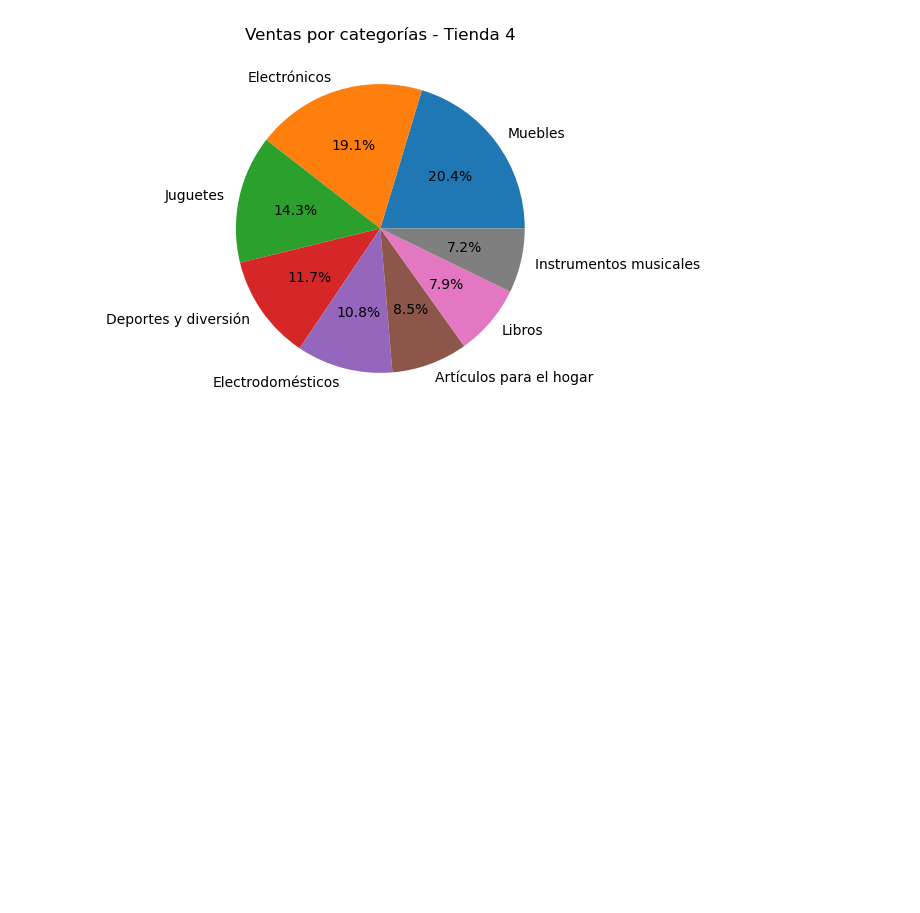
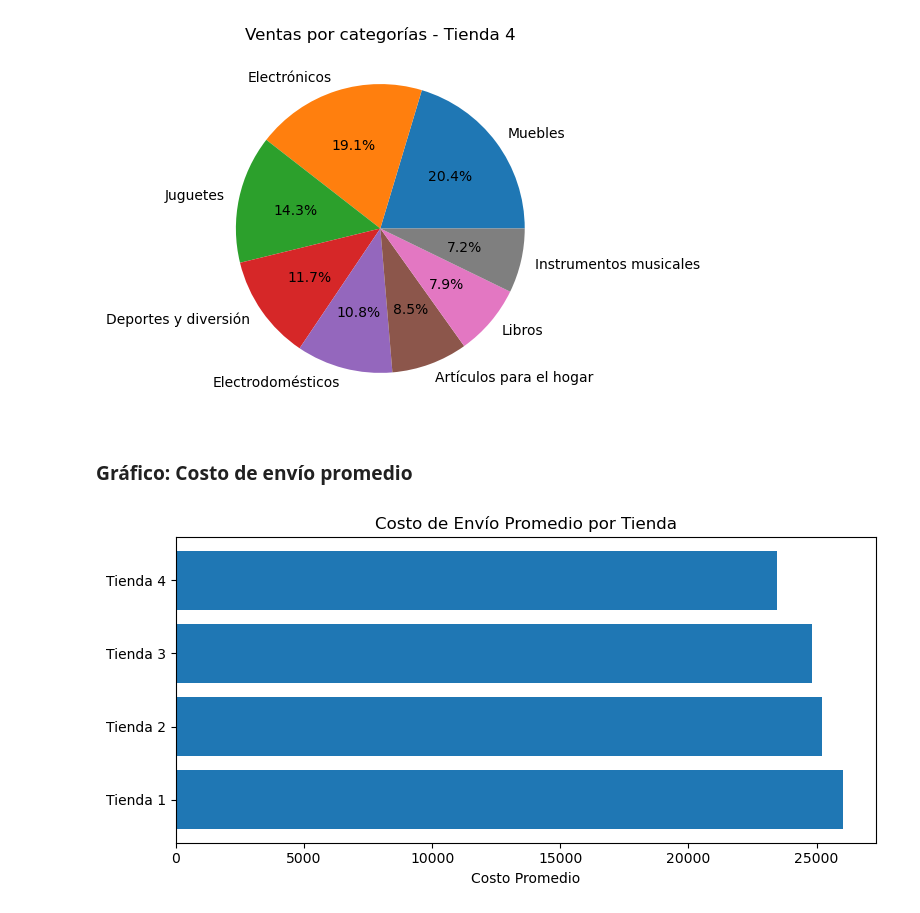
Before and after one commit to huascarguillermo/alura-store, a Jupyter notebook: alura_store.ipynb, the cells around one changed output. Saved outputs shown, nothing was run; the diff lists cells and outputs as text; code cells hidden in the pictures; blank space fills up the shorter version.

Commit message:
Visualización de datos: Costo de envío promedio

```diff
--- a/alura_store.ipynb
+++ b/alura_store.ipynb
@@ -142,7 +142,7 @@ for nombre, ventas in ventas_por_tienda.items():
 # %%
 envio_promedio = {}
 
-for nombre, dv in tiendas.items():
+for nombre, df in tiendas.items():
     envio_promedio[nombre] = df['Costo de envío'].mean()
 
 envio_promedio
@@ -179,3 +179,14 @@ for nombre, categorias in categorias_por_tienda.items():
 [figure]
 [figure]
 [figure]
+# %% [markdown]
+### **Gráfico: Costo de envío promedio**
+# %%
+plt.figure(figsize=(8,4))
+plt.barh(list(envio_promedio.keys()), list(envio_promedio.values()))
+plt.title("Costo de Envío Promedio por Tienda")
+plt.xlabel("Costo Promedio")
+plt.tight_layout()
+plt.show()
+# %% [output]
+[figure, added]
```
Also changed, not shown: parts of 1 cell of this notebook.
